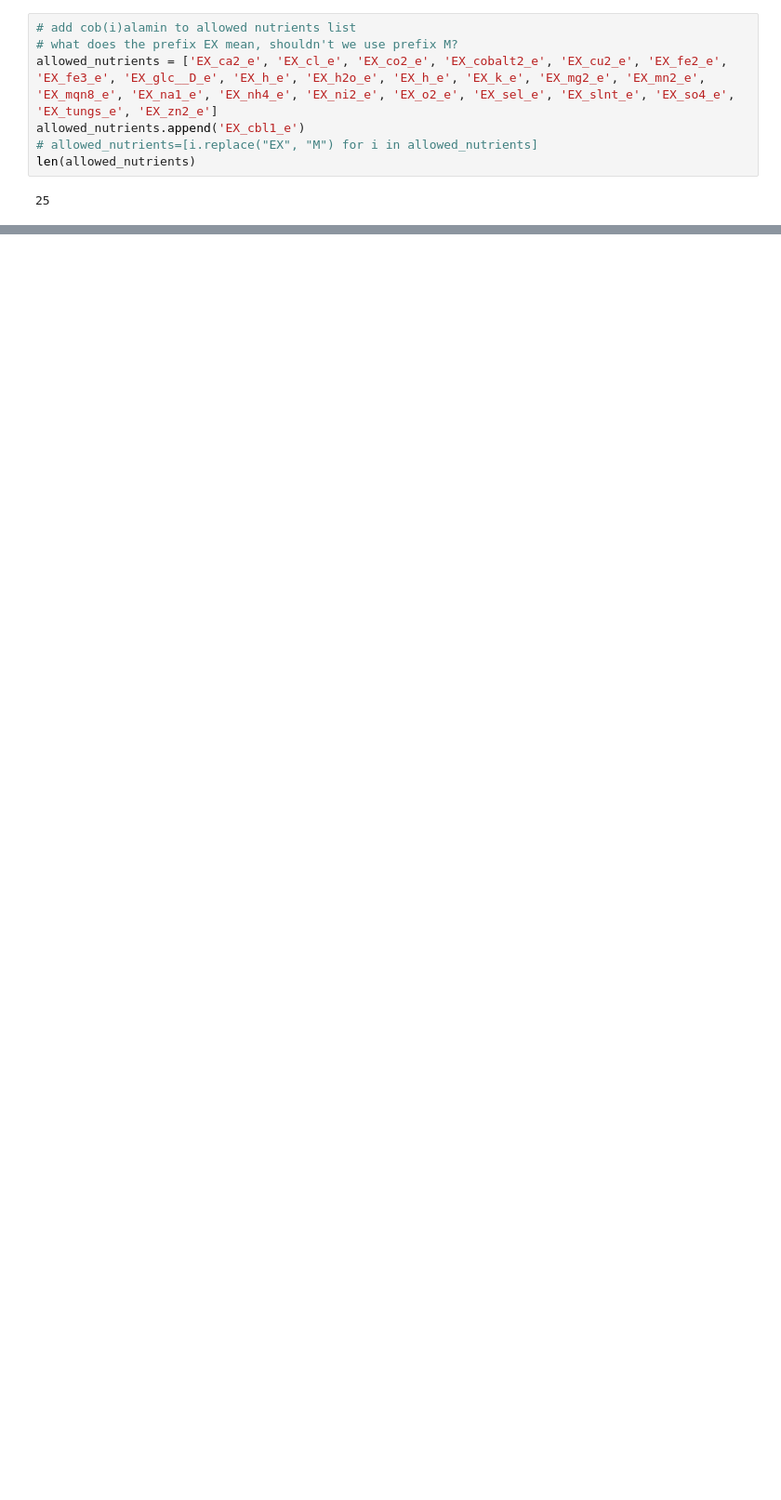
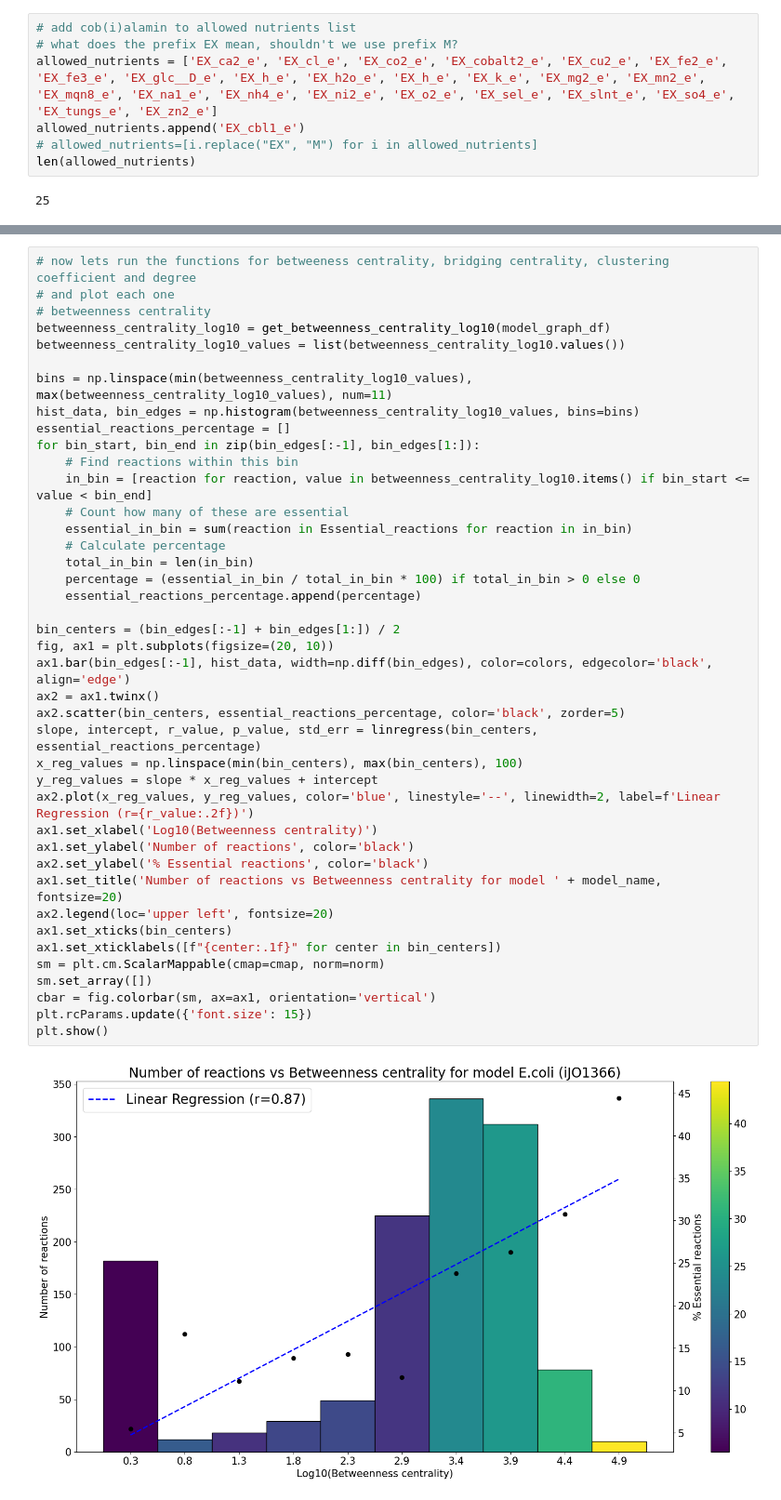
Before and after one commit to BennyKrup/BMI_206_Project, a Jupyter notebook: Plotting_figs.ipynb, the cells around one changed output, grey strips where cells are left out. Shown: that part at 93% size. Drawn from its saved outputs; the diff is of its cells as text; blank space fills up the shorter version.

```diff
--- a/Plotting_figs.ipynb
+++ b/Plotting_figs.ipynb
@@ -250,0 +274,43 @@ plt.show()
+# %%
+# now lets run the functions for betweeness centrality, bridging centrality, clustering coefficient and degree
+# and plot each one
+# betweenness centrality
+betweenness_centrality_log10 = get_betweenness_centrality_log10(model_graph_df)
+betweenness_centrality_log10_values = list(betweenness_centrality_log10.values())
+
+bins = np.linspace(min(betweenness_centrality_log10_values), max(betweenness_centrality_log10_values), num=11)
+hist_data, bin_edges = np.histogram(betweenness_centrality_log10_values, bins=bins)
+essential_reactions_percentage = []
+for bin_start, bin_end in zip(bin_edges[:-1], bin_edges[1:]):
+    # Find reactions within this bin
+    in_bin = [reaction for reaction, value in betweenness_centrality_log10.items() if bin_start <= value < bin_end]
+    # Count how many of these are essential
+    essential_in_bin = sum(reaction in Essential_reactions for reaction in in_bin)
+    # Calculate percentage
+    total_in_bin = len(in_bin)
+    percentage = (essential_in_bin / total_in_bin * 100) if total_in_bin > 0 else 0
+    essential_reactions_percentage.append(percentage)
+
+bin_centers = (bin_edges[:-1] + bin_edges[1:]) / 2
+fig, ax1 = plt.subplots(figsize=(20, 10))
+ax1.bar(bin_edges[:-1], hist_data, width=np.diff(bin_edges), color=colors, edgecolor='black', align='edge')
+ax2 = ax1.twinx()
+ax2.scatter(bin_centers, essential_reactions_percentage, color='black', zorder=5)
+slope, intercept, r_value, p_value, std_err = linregress(bin_centers, essential_reactions_percentage)
+x_reg_values = np.linspace(min(bin_centers), max(bin_centers), 100)
+y_reg_values = slope * x_reg_values + intercept
+ax2.plot(x_reg_values, y_reg_values, color='blue', linestyle='--', linewidth=2, label=f'Linear Regression (r={r_value:.2f})')
+ax1.set_xlabel('Log10(Betweenness centrality)')
+ax1.set_ylabel('Number of reactions', color='black')
+ax2.set_ylabel('% Essential reactions', color='black')
+ax1.set_title('Number of reactions vs Betweenness centrality for model ' + model_name, fontsize=20)
+ax2.legend(loc='upper left', fontsize=20)
+ax1.set_xticks(bin_centers)
+ax1.set_xticklabels([f"{center:.1f}" for center in bin_centers])
+sm = plt.cm.ScalarMappable(cmap=cmap, norm=norm)
+sm.set_array([])
+cbar = fig.colorbar(sm, ax=ax1, orientation='vertical')
+plt.rcParams.update({'font.size': 15})
+plt.show()
+# %% [output]
+[figure, added]
```
Also changed, not shown: parts of 9 cells of this notebook.
